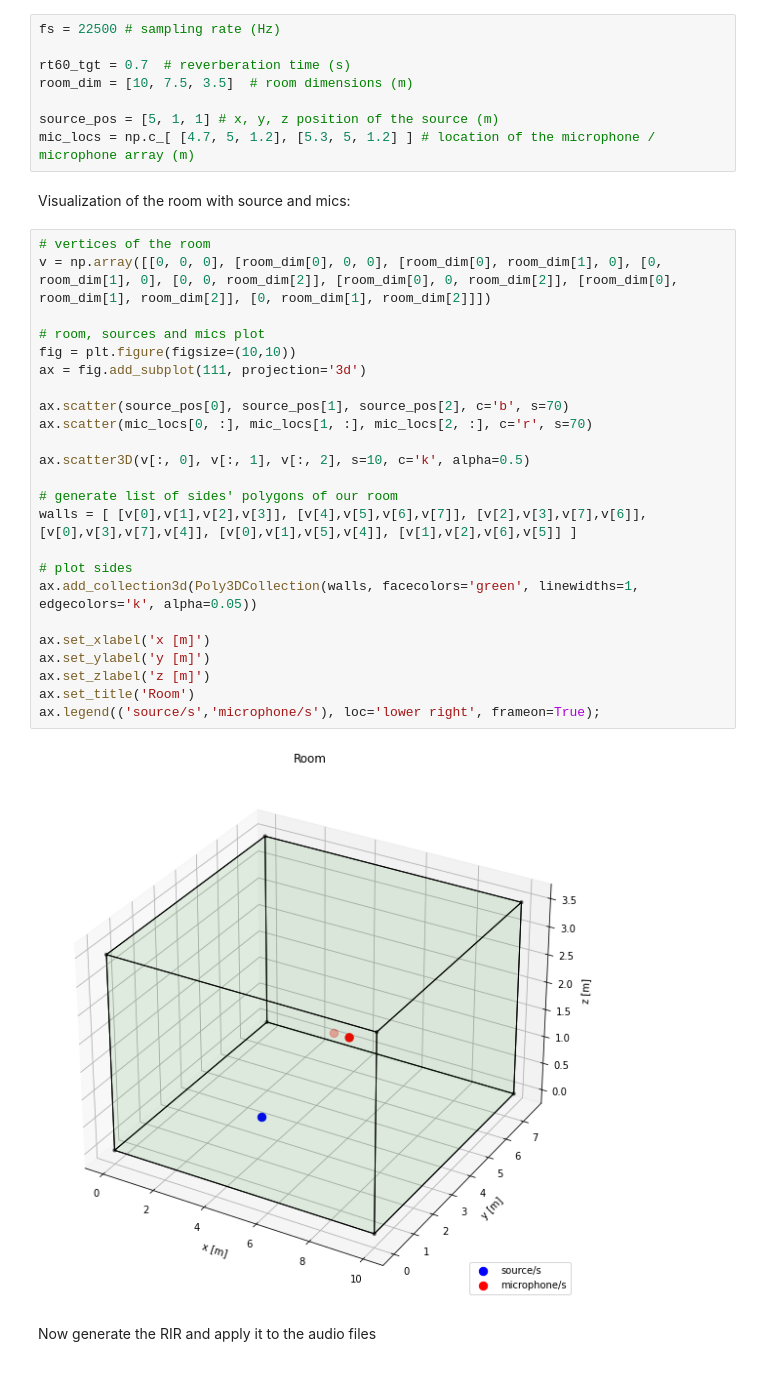
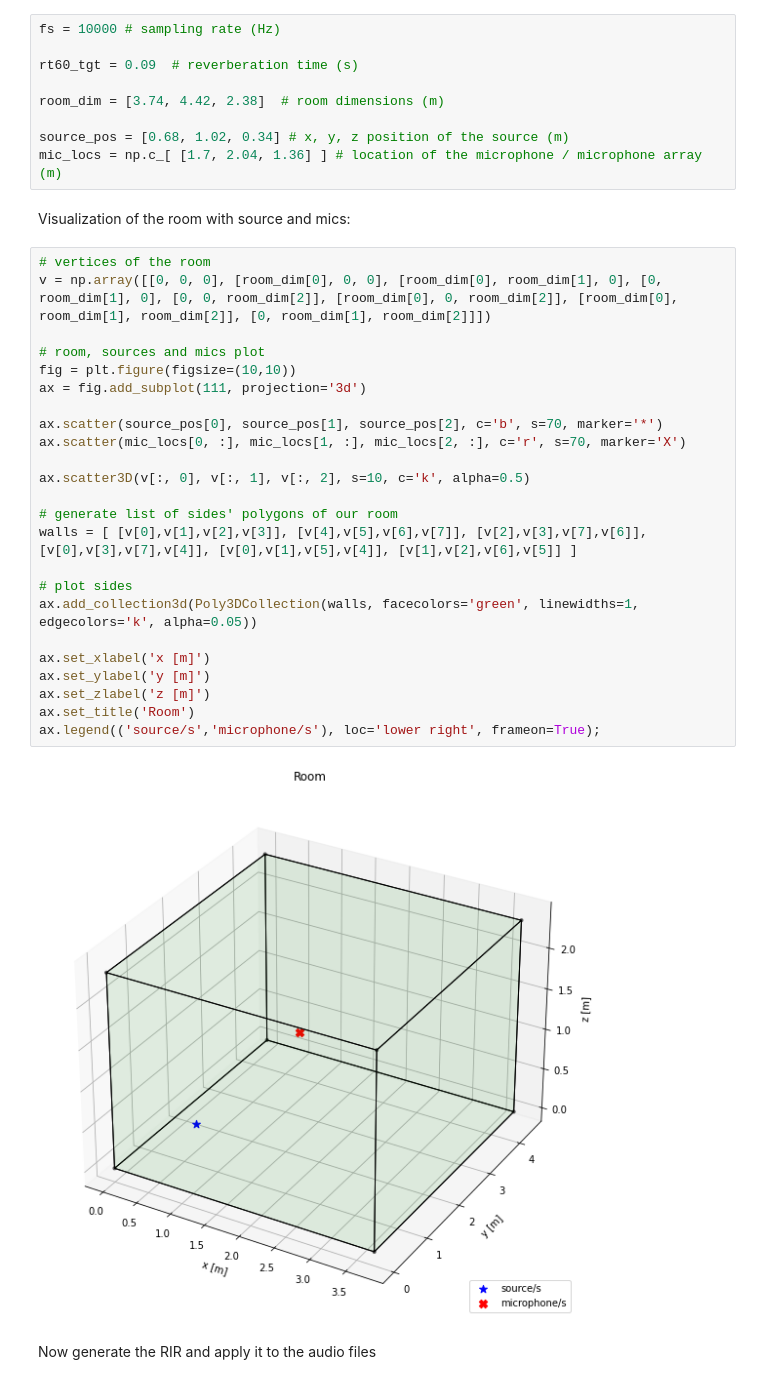
Before and after one commit to FredReeva/SASP-FDN-Dereverb, a Jupyter notebook: Dereverb Project - Jupyter/DereverbProject from scratch.ipynb, the cells around one changed output. Cells and saved outputs as stored; diff of their text form.

```diff
--- a/Dereverb Project - Jupyter/DereverbProject from scratch.ipynb
+++ b/Dereverb Project - Jupyter/DereverbProject from scratch.ipynb
@@ -32,39 +48,40 @@ Let's define some parameters:
 # %%
-fs = 22500 # sampling rate (Hz)
+fs = 10000 # sampling rate (Hz)
 
-rt60_tgt = 0.7  # reverberation time (s)
-room_dim = [10, 7.5, 3.5]  # room dimensions (m)
+rt60_tgt = 0.09  # reverberation time (s)
 
-source_pos = [5, 1, 1] # x, y, z position of the source (m)
-mic_locs = np.c_[ [4.7, 5, 1.2], [5.3, 5, 1.2] ] # location of the microphone / microphone array (m)
+room_dim = [3.74, 4.42, 2.38]  # room dimensions (m)
+
+source_pos = [0.68, 1.02, 0.34] # x, y, z position of the source (m)
+mic_locs = np.c_[ [1.7, 2.04, 1.36] ] # location of the microphone / microphone array (m)
 # %% [markdown]
 Visualization of the room with source and mics:
 # %%
 # vertices of the room
 v = np.array([[0, 0, 0], [room_dim[0], 0, 0], [room_dim[0], room_dim[1], 0], [0, room_dim[1], 0], [0, 0, room_dim[2]], [room_dim[0], 0, room_dim[2]], [room_dim[0], room_dim[1], room_dim[2]], [0, room_dim[1], room_dim[2]]])
 
 # room, sources and mics plot
 fig = plt.figure(figsize=(10,10))
 ax = fig.add_subplot(111, projection='3d')
 
-ax.scatter(source_pos[0], source_pos[1], source_pos[2], c='b', s=70)
-ax.scatter(mic_locs[0, :], mic_locs[1, :], mic_locs[2, :], c='r', s=70)
+ax.scatter(source_pos[0], source_pos[1], source_pos[2], c='b', s=70, marker='*')
+ax.scatter(mic_locs[0, :], mic_locs[1, :], mic_locs[2, :], c='r', s=70, marker='X')
 
 ax.scatter3D(v[:, 0], v[:, 1], v[:, 2], s=10, c='k', alpha=0.5)
 
 # generate list of sides' polygons of our room
 walls = [ [v[0],v[1],v[2],v[3]], [v[4],v[5],v[6],v[7]], [v[2],v[3],v[7],v[6]], [v[0],v[3],v[7],v[4]], [v[0],v[1],v[5],v[4]], [v[1],v[2],v[6],v[5]] ]
 
 # plot sides
 ax.add_collection3d(Poly3DCollection(walls, facecolors='green', linewidths=1, edgecolors='k', alpha=0.05))
 
 ax.set_xlabel('x [m]')
 ax.set_ylabel('y [m]')
 ax.set_zlabel('z [m]')
 ax.set_title('Room')
 ax.legend(('source/s','microphone/s'), loc='lower right', frameon=True);
 # %% [output]
-[figure, old version]
+[figure, new version]
 # %% [markdown]
 Now generate the RIR and apply it to the audio files
 # %%
```
Also changed, not shown: parts of 26 cells of this notebook, 1 other file.
